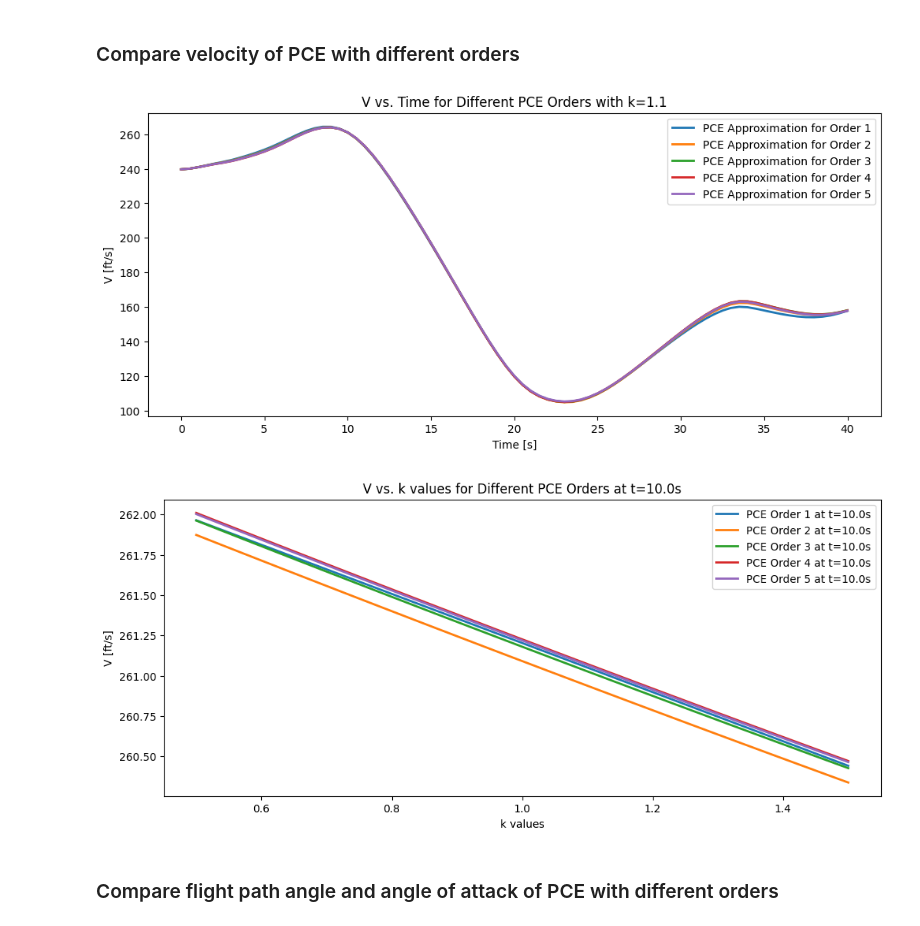
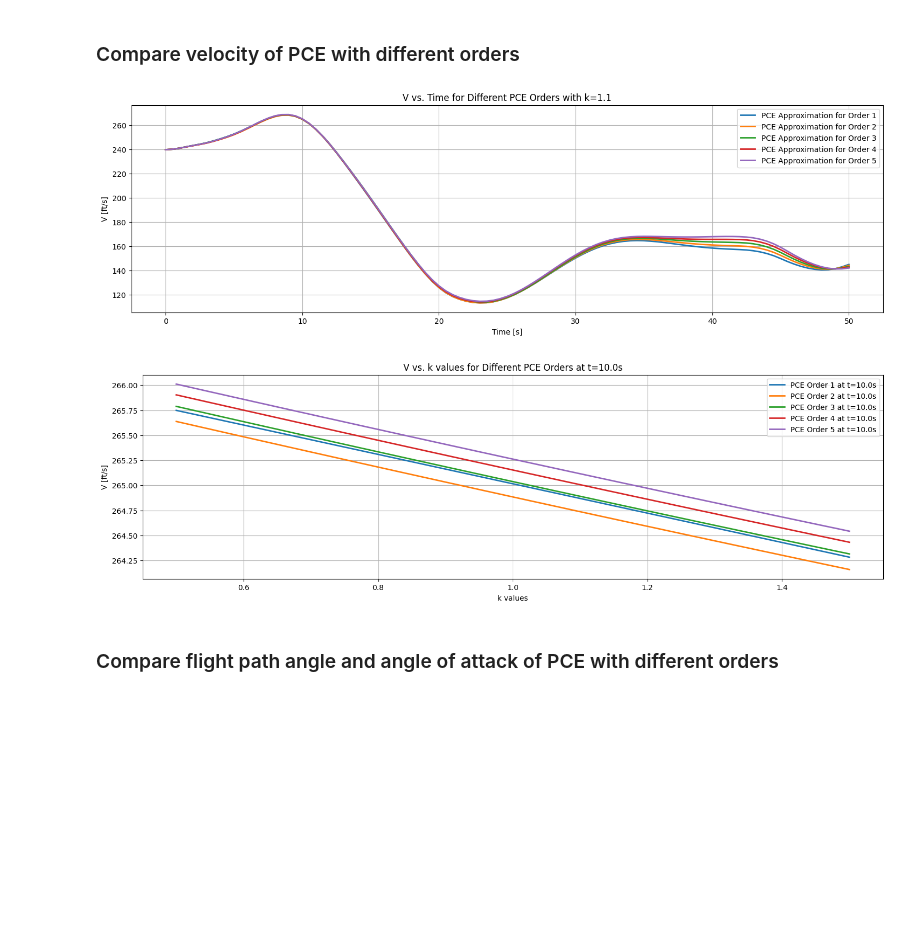
Before and after one commit to dmw1998/Case_Study_Log, a Jupyter notebook: compare_orders.ipynb, the cells around one changed output. Drawn from its saved outputs; the diff is of its cells as text; code cells hidden in the pictures; blank space fills up the shorter version.

```diff
--- a/compare_orders.ipynb
+++ b/compare_orders.ipynb
@@ -317,7 +317,7 @@ def plot_pce_trajectories(res, pce_order, k_mean=1.0, k_std=0.25, tf=40, N=80):
     plt.tight_layout()
     plt.show()
 # %%
-def plot_t_pce(res, var, pce_order, k_fix, k_mean=1.0, k_std=0.25, tf=40, N=80):
+def plot_t_pce(res, var, pce_order, k_fix, k_mean=1.0, k_std=0.25, tf=50, N=100):
     dist = cp.Normal(k_mean, k_std)
     poly_basis = cp.expansion.stieltjes(pce_order, dist, retall=False)
     nodes, weights = cp.generate_quadrature(pce_order, dist, rule='G')
@@ -347,8 +347,8 @@ def plot_k_pce(res, var, pce_order, k_vals, time_pt, k_mean=1.0, k_std=0.25, tf=
 # %%
 def solve_ocp_pce(pce_order=5, k_mean=1.0, k_std=0.25):
     # Time and discretization
-    tf = 40        # final time [sec]
-    N = 80         # number of control intervals
+    tf = 50        # final time [sec]
+    N = 100        # number of control intervals
     dt = tf / N    # time step
 
     # Aircraft physical constants
@@ -828,23 +829,24 @@ plt.show()
 ### Compare velocity of PCE with different orders
 # %%
 var, k = 'V', 1.1
-plt.figure(figsize=(12, 5))
+plt.figure(figsize=(18, 5))
 plot_t_pce(res1, var, pce_order=1, k_fix=k)
 plot_t_pce(res2, var, pce_order=2, k_fix=k)
 plot_t_pce(res3, var, pce_order=3, k_fix=k)
 plot_t_pce(res4, var, pce_order=4, k_fix=k)
 plot_t_pce(res5, var, pce_order=5, k_fix=k)
 plt.xlabel('Time [s]')
 plt.ylabel(f'{var} [ft/s]')
 plt.title(f'{var} vs. Time for Different PCE Orders with k={k}')
 plt.legend()
+plt.grid()
 plt.show()
 # %% [output]
-[figure, old version]
+[figure, new version]
 # %%
 k_vals = np.linspace(0.5, 1.5, 100)
 time_pt = 20
-plt.figure(figsize=(12, 5))
+plt.figure(figsize=(18, 5))
 plot_k_pce(res1, var, pce_order=1, k_vals=k_vals, time_pt=time_pt)
 plot_k_pce(res2, var, pce_order=2, k_vals=k_vals, time_pt=time_pt)
 plot_k_pce(res3, var, pce_order=3, k_vals=k_vals, time_pt=time_pt)
@@ -854,9 +856,10 @@ plt.xlabel('k values')
 plt.ylabel(f'{var} [ft/s]')
 plt.title(f'{var} vs. k values for Different PCE Orders at t={time_pt * 40 / 80}s')
 plt.legend()
+plt.grid()
 plt.show()
 # %% [output]
-[figure, old version]
+[figure, new version]
 # %% [markdown]
 ### Compare flight path angle and angle of attack of PCE with different orders
 # %%
```
Also changed, not shown: parts of 15 cells of this notebook.
